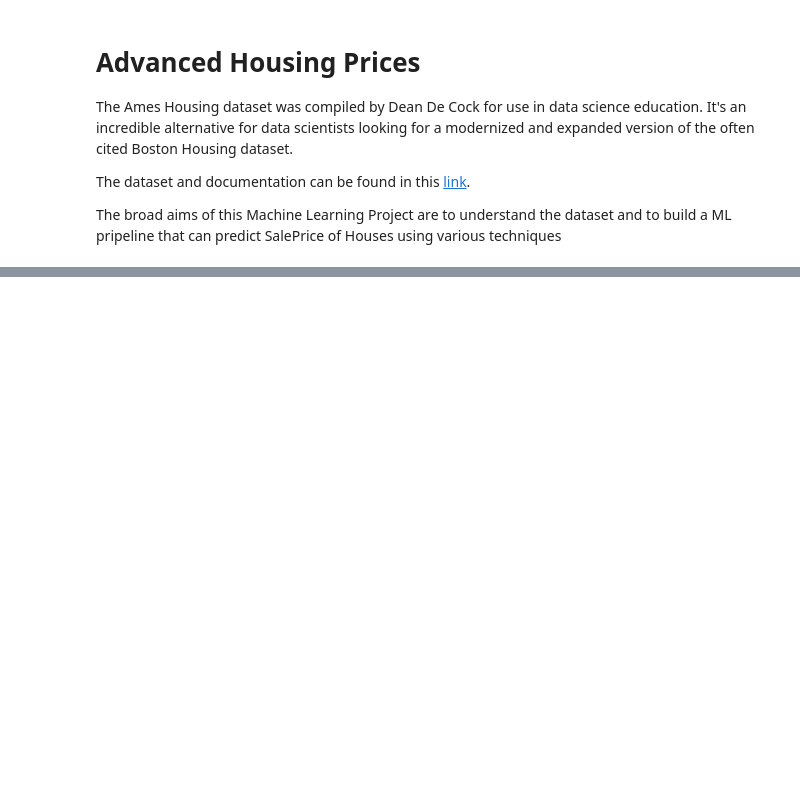
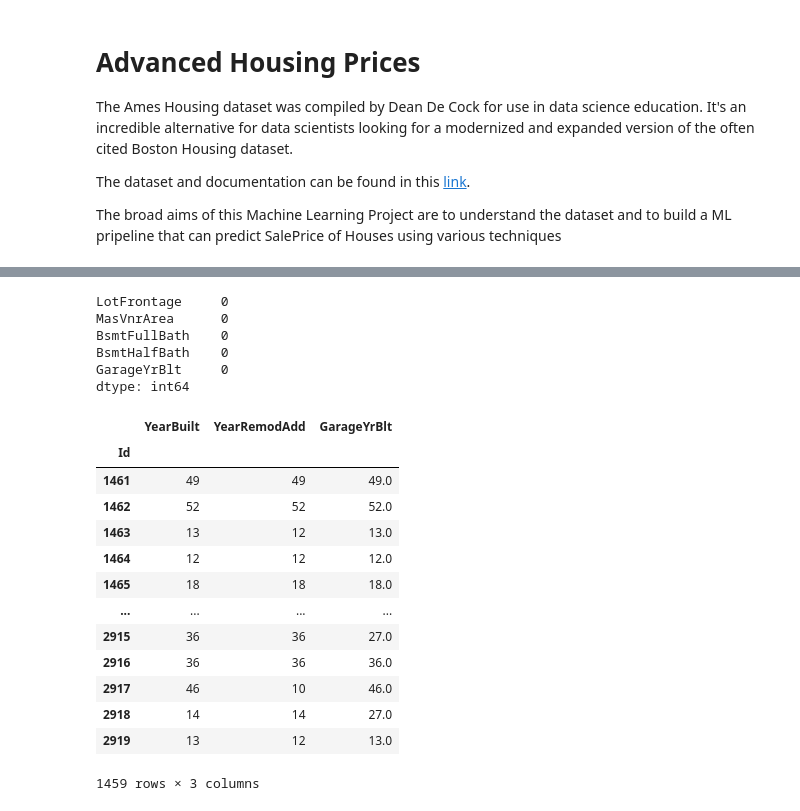
Before and after one commit to hantablack9/House-Price-Prediction-kaggle, a Jupyter notebook: 2. House Price Priction: Feature Engineering.ipynb, the cells around one changed output, grey strips where cells are left out. Saved outputs shown, nothing was run; the diff lists cells and outputs as text; code cells hidden in the pictures; blank space fills up the shorter version.

```diff
--- a/2. House Price Priction: Feature Engineering.ipynb
+++ b/2. House Price Priction: Feature Engineering.ipynb
@@ -12,0 +209,45 @@ Preceding steps of this data pipeline are in different notebooks and can be acce
+# %%
+## Test data: Custom replace for missing values
+for feature in test_num_na_features:
+    #using medians because of presence of outliers
+    median_value = df_t[feature].median()
+
+    #create new features to capture nan values
+    df_t[feature+' nan'] = np.where(df_t[feature].isnull(),1,0)
+    df_t[feature].fillna(median_value, inplace=True)
+
+df_t[test_num_na_features].isnull().sum()
+# %% [output]
+LotFrontage     0
+MasVnrArea      0
+BsmtFullBath    0
+BsmtHalfBath    0
+GarageYrBlt     0
+dtype: int64
+# %%
+year_features=['YearBuilt', 'YearRemodAdd', 'GarageYrBlt']
+
+for feature in year_features:
+    df_tr[feature]=df_tr['YrSold']-df_tr[feature]
+# %%
+year_features=['YearBuilt', 'YearRemodAdd', 'GarageYrBlt']
+
+for feature in year_features:
+    df_t[feature]=df_t['YrSold']-df_t[feature]
+# %%
+df_t[year_features]
+# %% [output]
+|  | YearBuilt | YearRemodAdd | GarageYrBlt |
+| Id |  |  |  |
+| 1461 | 49 | 49 | 49.0 |
+| 1462 | 52 | 52 | 52.0 |
+| 1463 | 13 | 12 | 13.0 |
+| 1464 | 12 | 12 | 12.0 |
+| 1465 | 18 | 18 | 18.0 |
+| ... | ... | ... | ... |
+| 2915 | 36 | 36 | 27.0 |
+| 2916 | 36 | 36 | 36.0 |
+| 2917 | 46 | 10 | 46.0 |
+| 2918 | 14 | 14 | 27.0 |
+| 2919 | 13 | 12 | 13.0 |
+1459 rows × 3 columns
```
Also changed, not shown: parts of 15 cells of this notebook.
